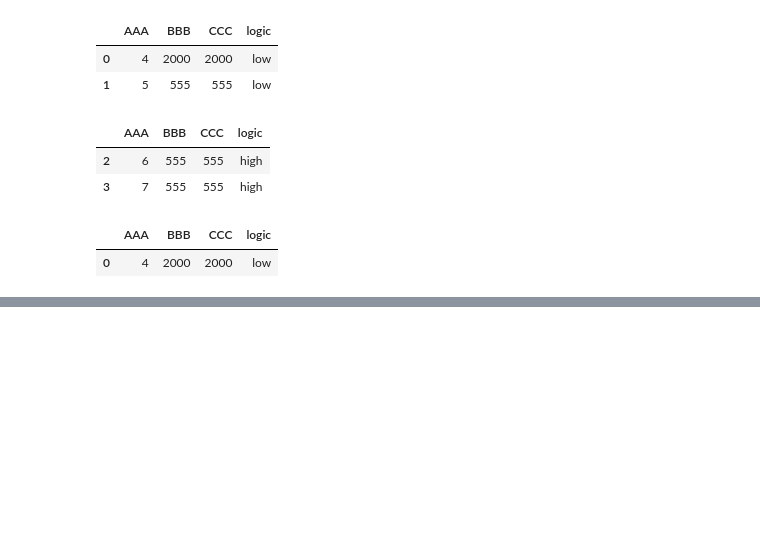
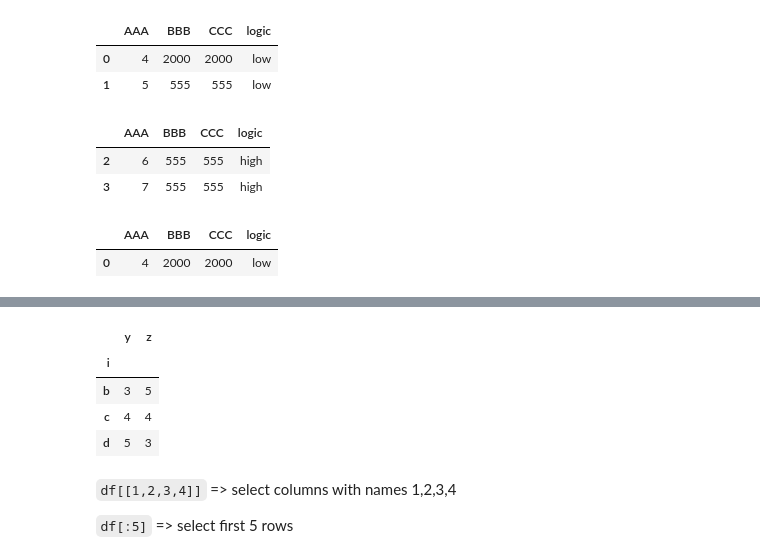
Before and after one commit to mayankkaizen/jupyter-notebooks, a Jupyter notebook: My_Pandas.ipynb, the cells around one changed output, grey strips where cells are left out. Cells and saved outputs as stored; diff of their text form; code cells hidden in the pictures; blank space fills up the shorter version.

```diff
--- a/My_Pandas.ipynb
+++ b/My_Pandas.ipynb
@@ -1909,0 +1956,12 @@ df1
+# %%
+bar.loc['b':'d',['y','z']] #first part row slicing, second part selecting columns
+# %% [output]
+|  | y | z |
+| i |  |  |
+| b | 3 | 5 |
+| c | 4 | 4 |
+| d | 5 | 3 |
+# %% [markdown]
+`df[[1,2,3,4]]` => select columns with names 1,2,3,4
+
+`df[:5]` => select first 5 rows
```
Also changed, not shown: parts of 7 cells of this notebook, 3 other files.
